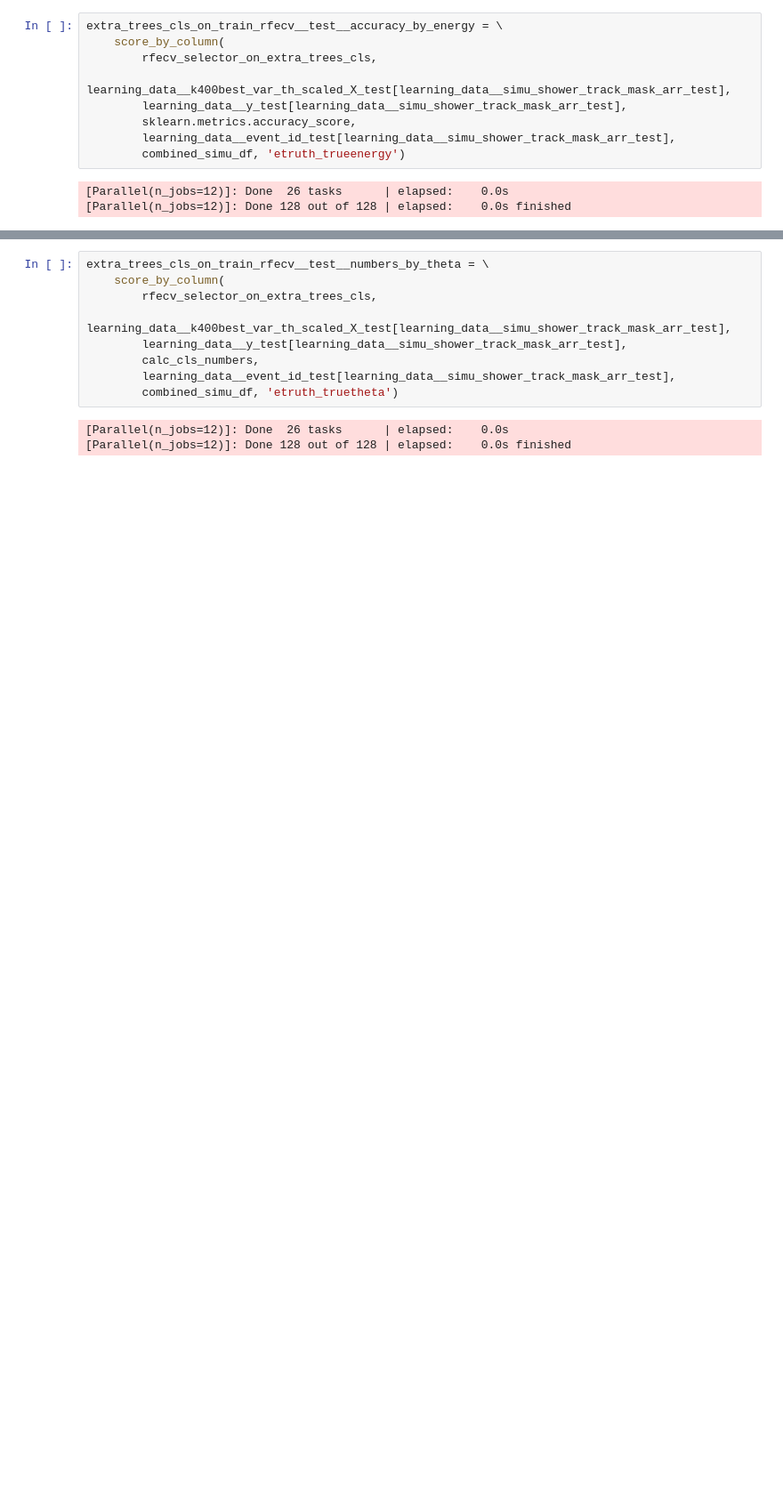
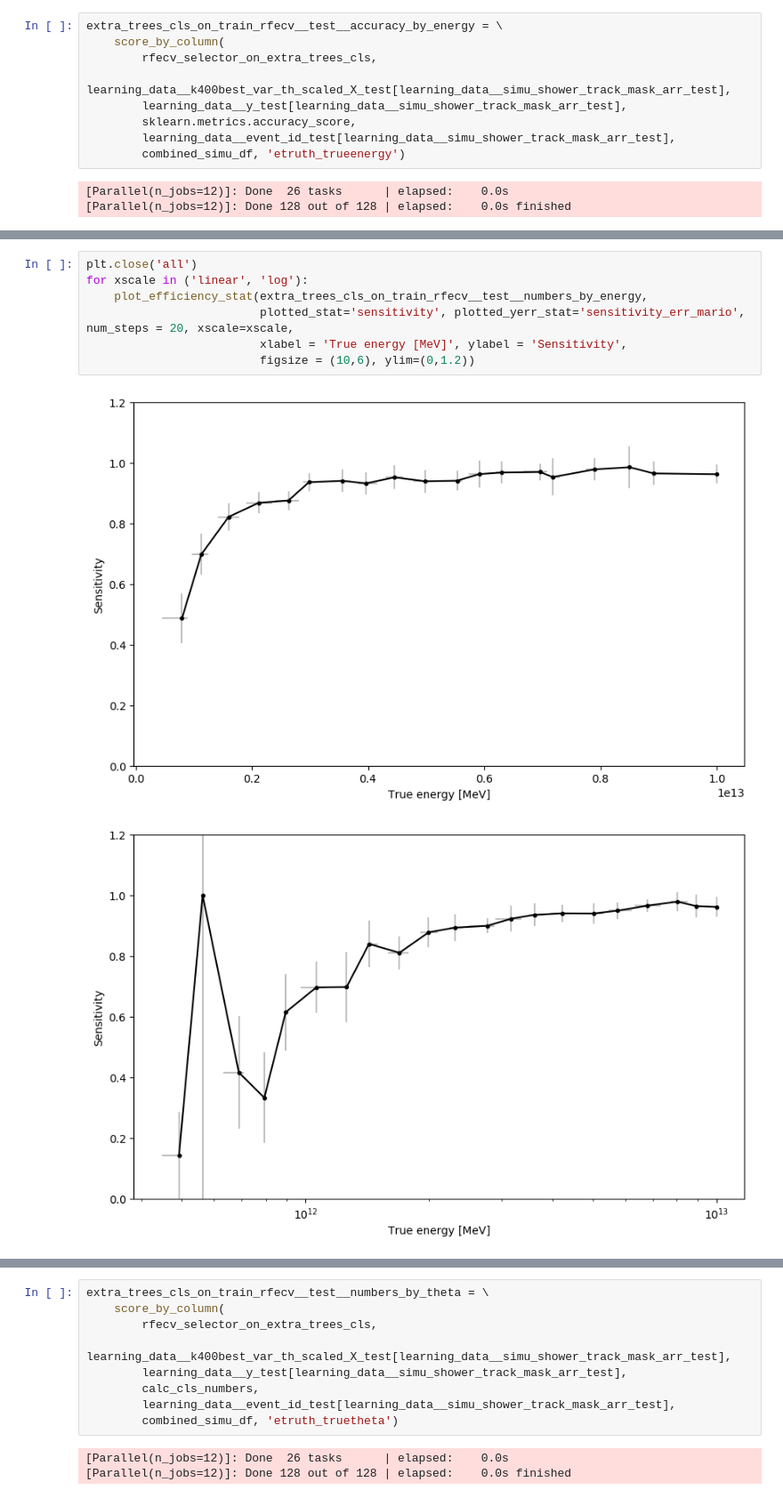
Before and after one commit to vrabelmichal/euso-patt-reco-notebooks, a Jupyter notebook: notebooks/ver4_machine_learning_w_labeled_flight_20181129.ipynb, the cells around one changed output, grey strips where cells are left out. Shown at 89% size. Saved outputs shown, nothing was run; the diff lists cells and outputs as text; blank space fills up the shorter version.

```diff
--- a/notebooks/ver4_machine_learning_w_labeled_flight_20181129.ipynb
+++ b/notebooks/ver4_machine_learning_w_labeled_flight_20181129.ipynb
@@ -2593,0 +3118,10 @@ NameError: name 'plt' is not defined
+# %%
+plt.close('all')
+for xscale in ('linear', 'log'):
+    plot_efficiency_stat(extra_trees_cls_on_train_rfecv__test__numbers_by_energy,
+                         plotted_stat='sensitivity', plotted_yerr_stat='sensitivity_err_mario', num_steps = 20, xscale=xscale,
+                         xlabel = 'True energy [MeV]', ylabel = 'Sensitivity',
+                         figsize = (10,6), ylim=(0,1.2))
+# %% [output]
+[figure, added]
+[figure, added]
```
Also changed, not shown: parts of 60 cells of this notebook.
